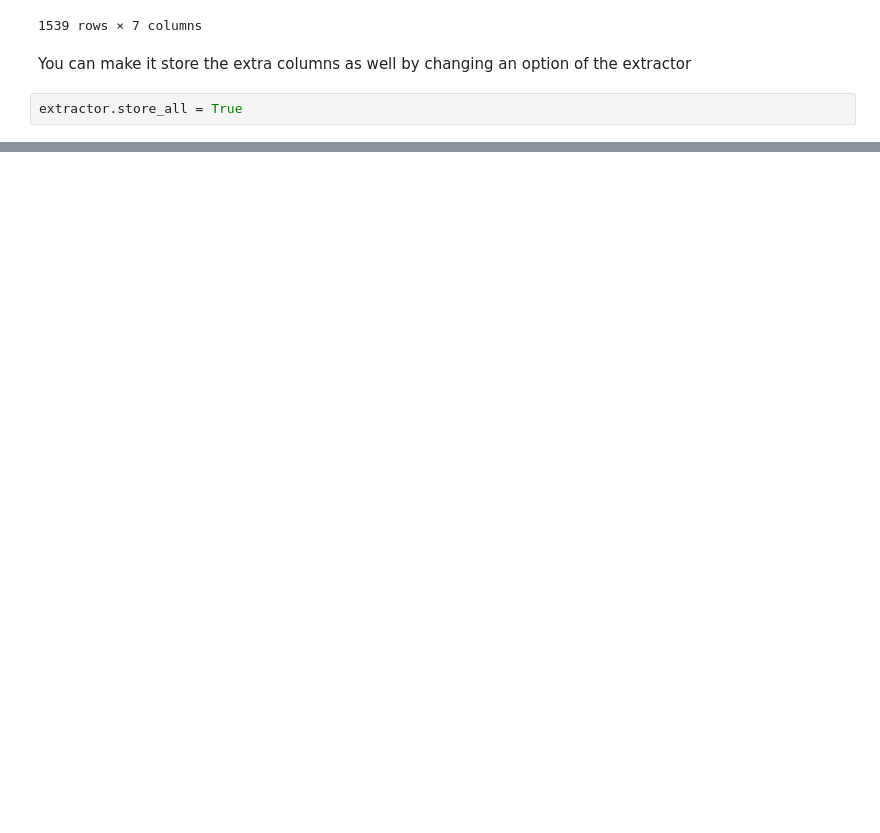
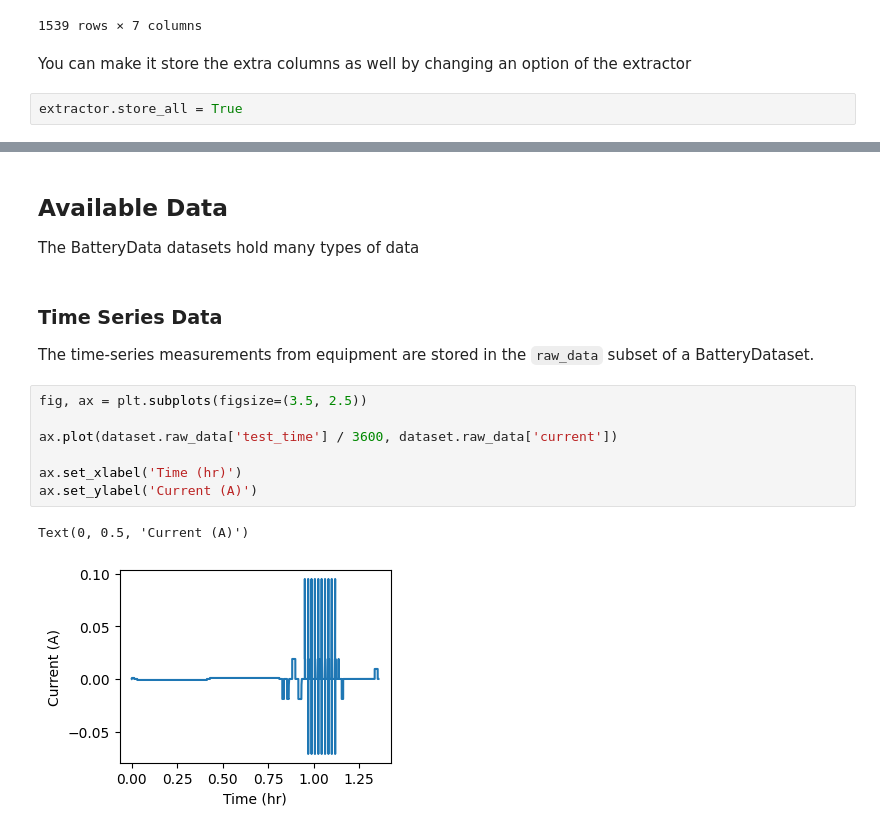
Before and after one commit to ROVI-org/battery-data-toolkit, a Jupyter notebook: notebooks/extract-from-batterydata.ipynb, the cells around one changed output, grey strips where cells are left out. Drawn from its saved outputs; the diff is of its cells as text; blank space fills up the shorter version.

```diff
--- a/notebooks/extract-from-batterydata.ipynb
+++ b/notebooks/extract-from-batterydata.ipynb
@@ -98 +101,17 @@ extractor.parse_to_dataframe(groups[0]).raw_data
 1539 rows × 28 columns
+# %% [markdown]
+## Available Data
+The BatteryData datasets hold many types of data
+# %% [markdown]
+### Time Series Data
+The time-series measurements from equipment are stored in the `raw_data` subset of a BatteryDataset.
+# %%
+fig, ax = plt.subplots(figsize=(3.5, 2.5))
+
+ax.plot(dataset.raw_data['test_time'] / 3600, dataset.raw_data['current'])
+
+ax.set_xlabel('Time (hr)')
+ax.set_ylabel('Current (A)')
+# %% [output]
+Text(0, 0.5, 'Current (A)')
+[figure, added]
```
Also changed, not shown: parts of 9 cells of this notebook, 1 other file.
